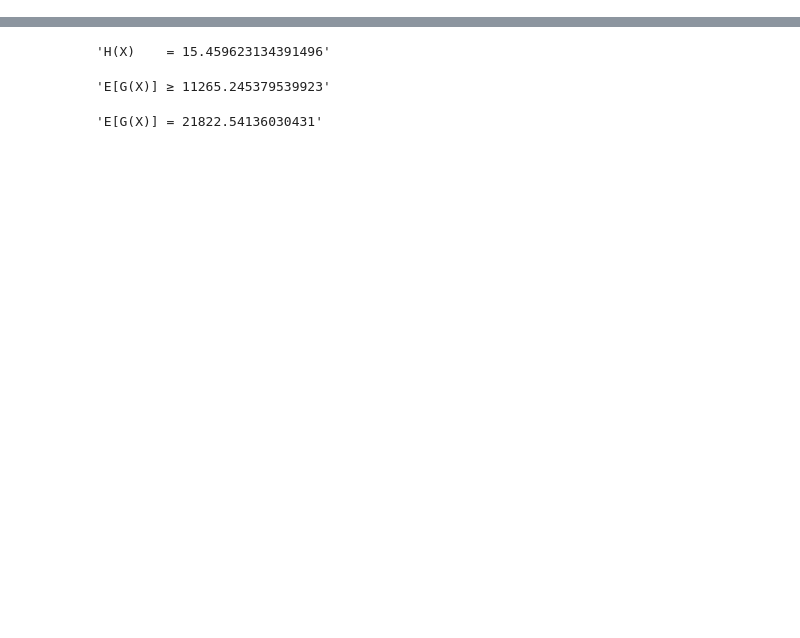
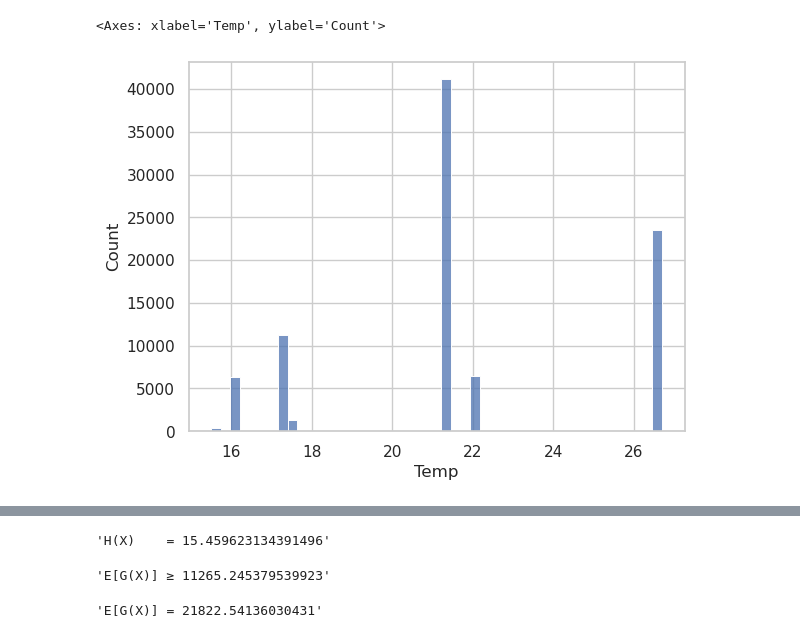
Before and after one commit to cgshep/practical-guessing-sensor-attacks, a Jupyter notebook: eda_nb.ipynb, the cells around one changed output, grey strips where cells are left out. Cells and saved outputs as stored; diff of their text form; code cells hidden in the pictures; blank space fills up the shorter version.

```diff
--- a/eda_nb.ipynb
+++ b/eda_nb.ipynb
@@ -35,3 +43,9 @@ Index(['seconds_elapsed', 'accelerometer_z', 'accelerometer_y',
+# %%
+# Example plot
+sns.histplot(pixel_garden["Temp"])
+# %% [output]
+<Axes: xlabel='Temp', ylabel='Count'>
+[figure, added]
 # %%
 sns.set_theme(style="whitegrid")
 cmap = sns.diverging_palette(230, 20, as_cmap=True)
```
Also changed, not shown: parts of 8 cells of this notebook, 3 other files.
